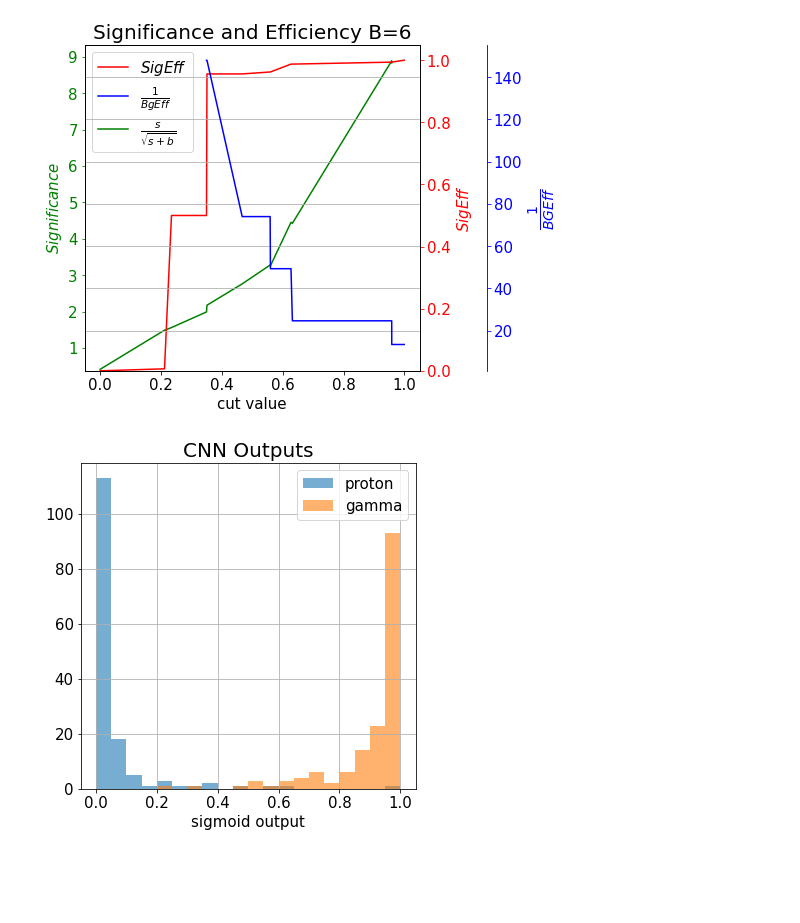
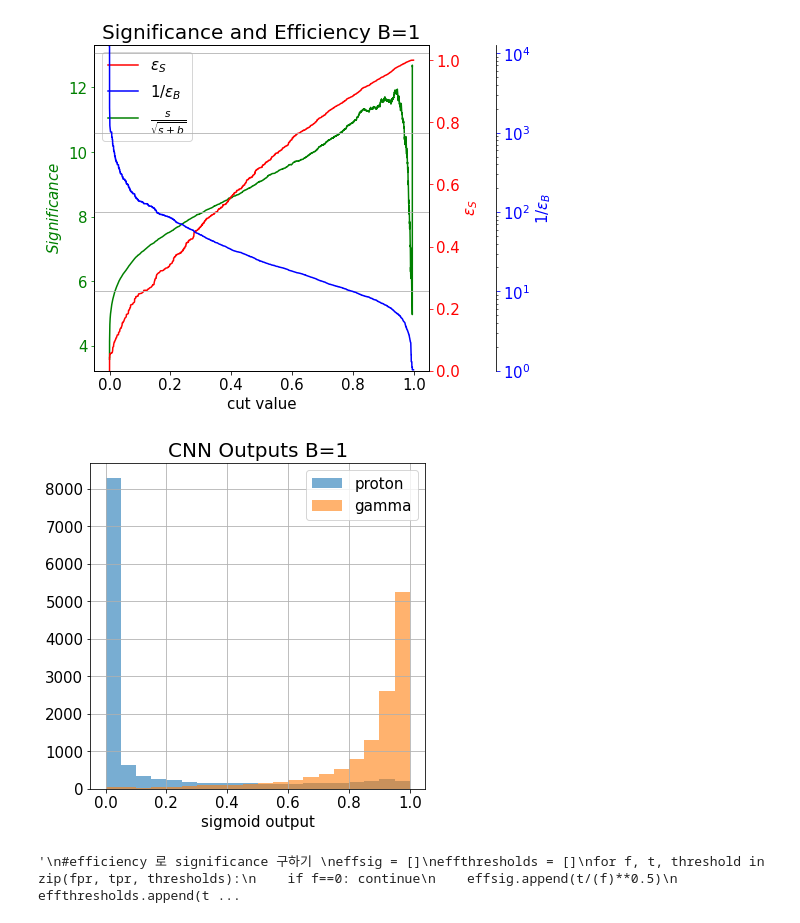
Before and after one commit to molamolabbb/SWGO, a Jupyter notebook: square/4-CNN/swgo_cnn.ipynb, the cells around one changed output. Cells and saved outputs as stored; diff of their text form; code cells hidden in the pictures; blank space fills up the shorter version.

```diff
--- a/square/4-CNN/swgo_cnn.ipynb
+++ b/square/4-CNN/swgo_cnn.ipynb
@@ -31,8 +32,10 @@ for i in range(1,9):
 nGevent = [0,83300, 41659, 19998, 8087, 3174, 1004, 272, 32, 0]
 nPevent = [0,81720, 42929, 21366, 8932, 3419, 1035, 182, 9, 0]
 # %%
-n = 6
-images = bins[n]['image'][:]
+n = 1
+upperlower = 'upperlower'
+#images = bins[n]['image'][:,0:2]
+images = bins[n]['image']
 
 images = torch.tensor(images).float()
 labels = torch.cat((torch.ones(nGevent[n]),torch.zeros(nPevent[n])))
@@ -45,7 +48,7 @@ train_sets = sets[:int(len(sets)*0.7)]
 valid_sets = sets[int(len(sets)*0.7):int(len(sets)*0.85)]
 test_sets = sets[int(len(sets)*0.85):]
 # %%
-batchsize = 128
+batchsize = 512
 trainloader = torch.utils.data.DataLoader(train_sets, batch_size=batchsize, shuffle=True, num_workers=2)
 validloader = torch.utils.data.DataLoader(valid_sets, batch_size=batchsize, shuffle=True, num_workers=2)
 testloader = torch.utils.data.DataLoader(test_sets, batch_size=batchsize, shuffle=True, num_workers=2)
@@ -127,0 +109,7 @@ DataParallel(
+# %%
+net = Model6()
+#if upper only
+#net.layer1[0] = nn.Conv2d(2, 32, kernel_size=(3, 3), stride=(1, 1), bias=False)
+device=torch.device('cuda')
+net.to(device)
+net.eval()
@@ -278,5 +285,5 @@ plottingLossAcc(losses,accuracy, n,(0,len(losses['train'])+1,0,0.75),(0,len(accu
 # %%
 y,y_score,correct,total,test_losses,outputs,labels = test(dataloader['test'],batchsize)
 # %%
-fpr, tpr, thresholds = roc(y,y_score,correct,total,n)
+fpr, tpr, thresholds = roc(y,y_score,correct,total,n,upperlower)
 # %% [output]
@@ -285,8 +292,21 @@ Accuracy of the network on the 306 test images: 98 %
 # %%
 new, s = Significance(thresholds, outputs, labels)
 # %%
-Draw_Eff_Sig(1/fpr[fpr!=0], tpr, s, thresholds, new, n)
-CnnOutputs(outputs, labels, n)
+Draw_Eff_Sig(1/fpr[fpr!=0], tpr, s, thresholds, new, n,upperlower)
+CnnOutputs(outputs, labels, n,upperlower)
 # %% [output]
-[figure, old version]
+[figure, new version]
-[figure, old version]
+[figure, new version]
+# %%
+'''
+#efficiency 로 significance 구하기
+effsig = []
+effthresholds = []
+for f, t, threshold in zip(fpr, tpr, thresholds):
+    if f==0: continue
+    effsig.append(t/(f)**0.5)
+    effthresholds.append(threshold)
+Draw_Eff_Sig(1/fpr[fpr!=0], tpr, effsig, thresholds, effthresholds, n,upperlower)
+'''
+# %% [output]
+'\n#efficiency 로 significance 구하기 \neffsig = []\neffthresholds = []\nfor f, t, threshold in zip(fpr, tpr, thresholds):\n    if f==0: continue\n    effsig.append(t/(f)**0.5)\n    effthresholds.append(t ...
```
Also changed, not shown: parts of 15 cells of this notebook.
